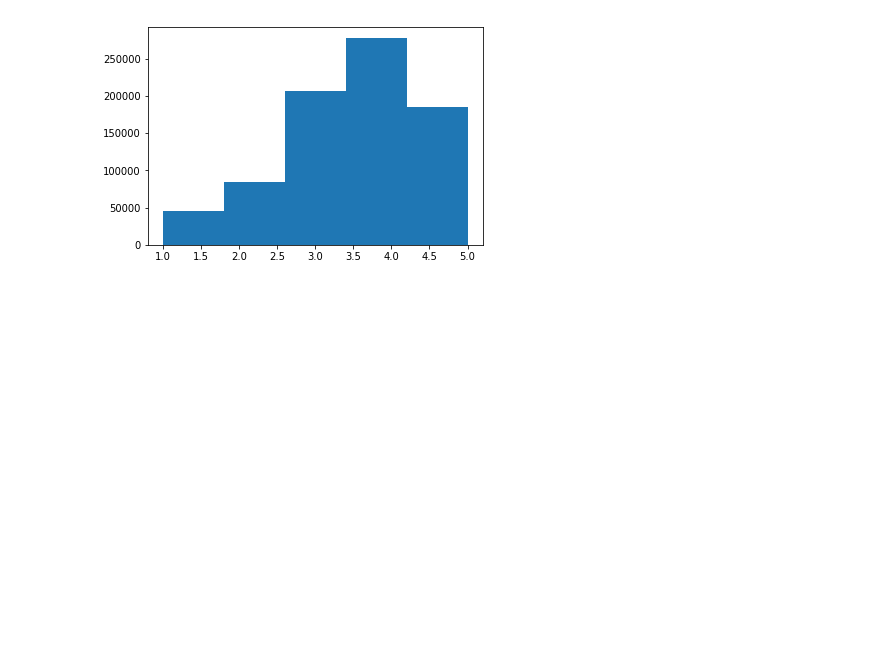
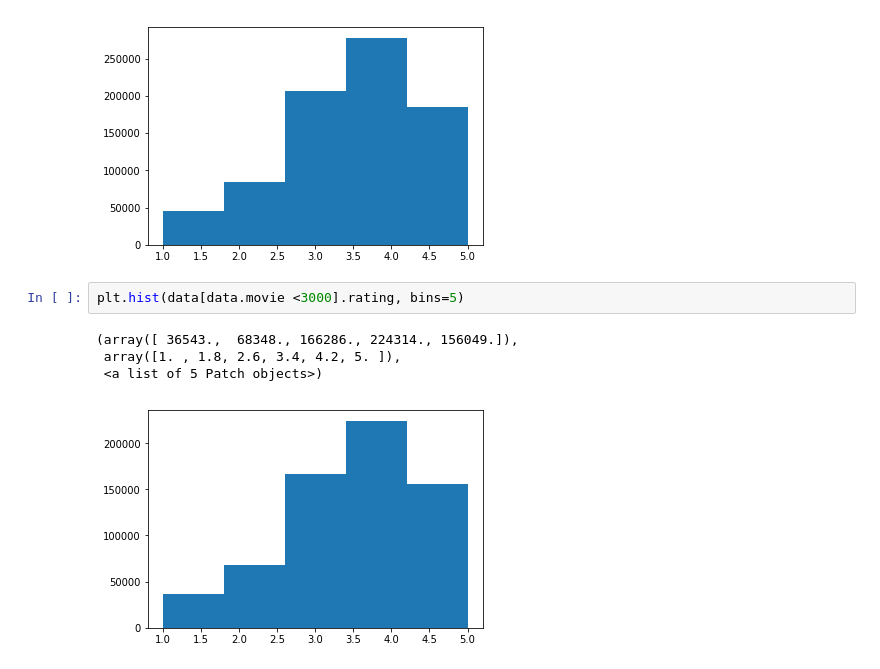
Before and after one commit to david-yang2/guess_my_ratings, a Jupyter notebook: EDA.ipynb, the cells around one changed output. Saved outputs shown, nothing was run; the diff lists cells and outputs as text; blank space fills up the shorter version.

Commit message:
hist of ratings

```diff
--- a/EDA.ipynb
+++ b/EDA.ipynb
@@ -393,3 +393,10 @@ plt.hist(data.rating, bins=5)
  array([1. , 1.8, 2.6, 3.4, 4.2, 5. ]),
  <a list of 5 Patch objects>)
 [figure]
+# %%
+plt.hist(data[data.movie <3000].rating, bins=5)
+# %% [output]
+(array([ 36543.,  68348., 166286., 224314., 156049.]),
+ array([1. , 1.8, 2.6, 3.4, 4.2, 5. ]),
+ <a list of 5 Patch objects>)
+[figure, added]
```
